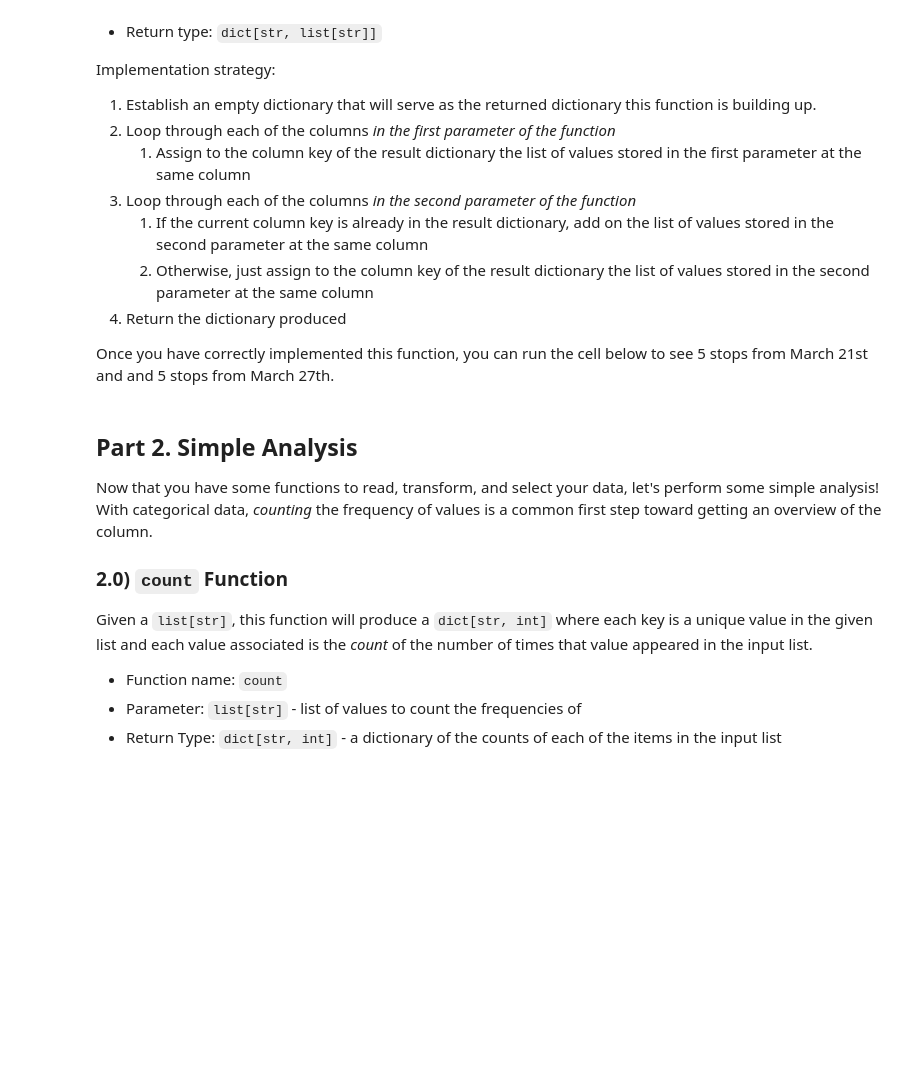
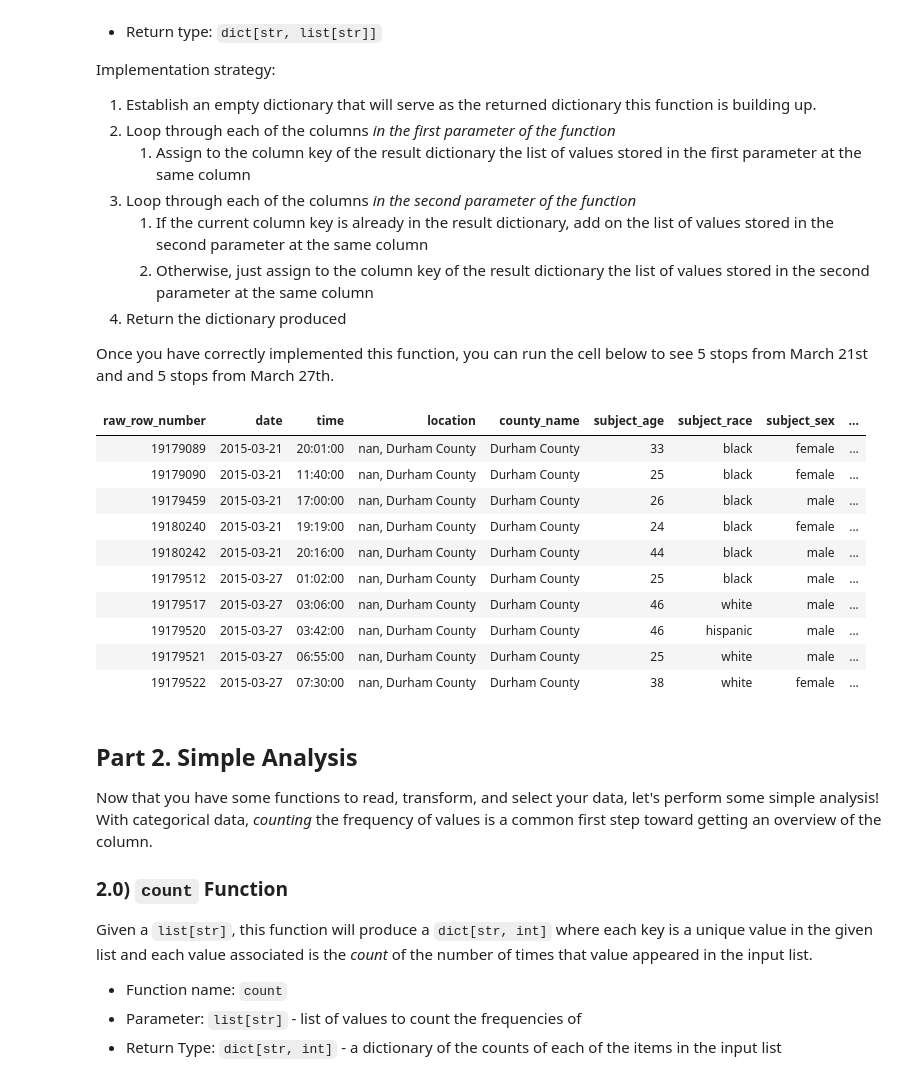
Before and after one commit to manguye/comp110-23s-workspace, a Jupyter notebook: exercises/ex08/data_wrangling.ipynb, the cells around one changed output. Cells and saved outputs as stored; diff of their text form; code cells hidden in the pictures; blank space fills up the shorter version.

```diff
--- a/exercises/ex08/data_wrangling.ipynb
+++ b/exercises/ex08/data_wrangling.ipynb
@@ -216,11 +259,23 @@ Once you have correctly implemented this function, you can run the cell below to
 # %%
 from data_utils import concat
 
-additional_table: dict[str, list[str]] = columnar(read_csv_rows(f"{DATA_DIRECTORY}/nc_durham_2015_march_26.csv"))
+additional_table: dict[str, list[str]] = columnar(read_csv_rows(f"{DATA_DIRECTORY}/nc_durham_2015_march_27.csv"))
 
 combined = concat(data_cols_head, additional_table)
 
 tabulate(head(combined, 10), combined.keys(), "html")
+# %% [output]
+| raw_row_number | date | time | location | county_name | subject_age | subject_race | subject_sex | ... |
+| 19179089 | 2015-03-21 | 20:01:00 | nan, Durham County | Durham County | 33 | black | female | ... |
+| 19179090 | 2015-03-21 | 11:40:00 | nan, Durham County | Durham County | 25 | black | female | ... |
+| 19179459 | 2015-03-21 | 17:00:00 | nan, Durham County | Durham County | 26 | black | male | ... |
+| 19180240 | 2015-03-21 | 19:19:00 | nan, Durham County | Durham County | 24 | black | female | ... |
+| 19180242 | 2015-03-21 | 20:16:00 | nan, Durham County | Durham County | 44 | black | male | ... |
+| 19179512 | 2015-03-27 | 01:02:00 | nan, Durham County | Durham County | 25 | black | male | ... |
+| 19179517 | 2015-03-27 | 03:06:00 | nan, Durham County | Durham County | 46 | white | male | ... |
+| 19179520 | 2015-03-27 | 03:42:00 | nan, Durham County | Durham County | 46 | hispanic | male | ... |
+| 19179521 | 2015-03-27 | 06:55:00 | nan, Durham County | Durham County | 25 | white | male | ... |
+| 19179522 | 2015-03-27 | 07:30:00 | nan, Durham County | Durham County | 38 | white | female | ... |
 # %% [markdown]
 ## Part 2. Simple Analysis
 
```
Also changed, not shown: parts of 9 cells of this notebook, 1 other file.
